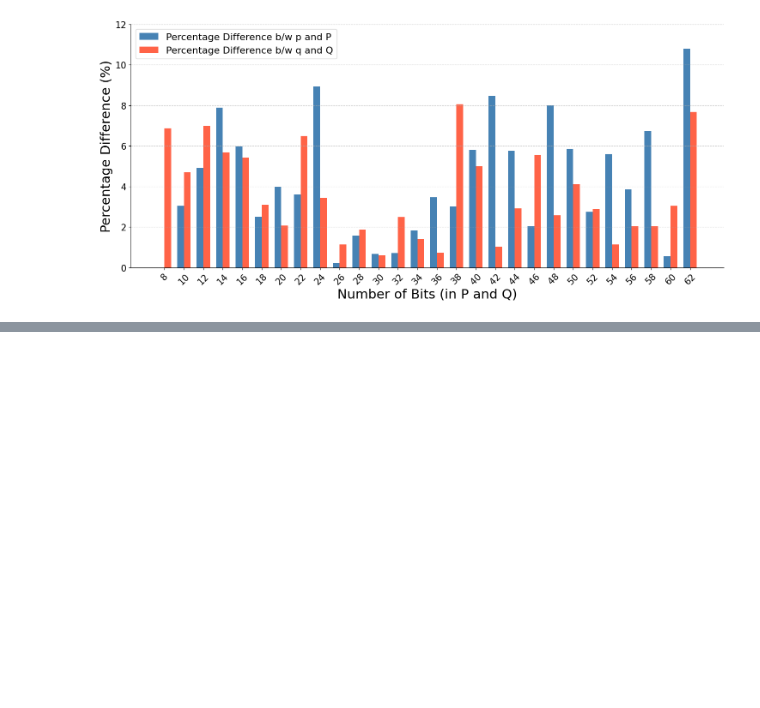
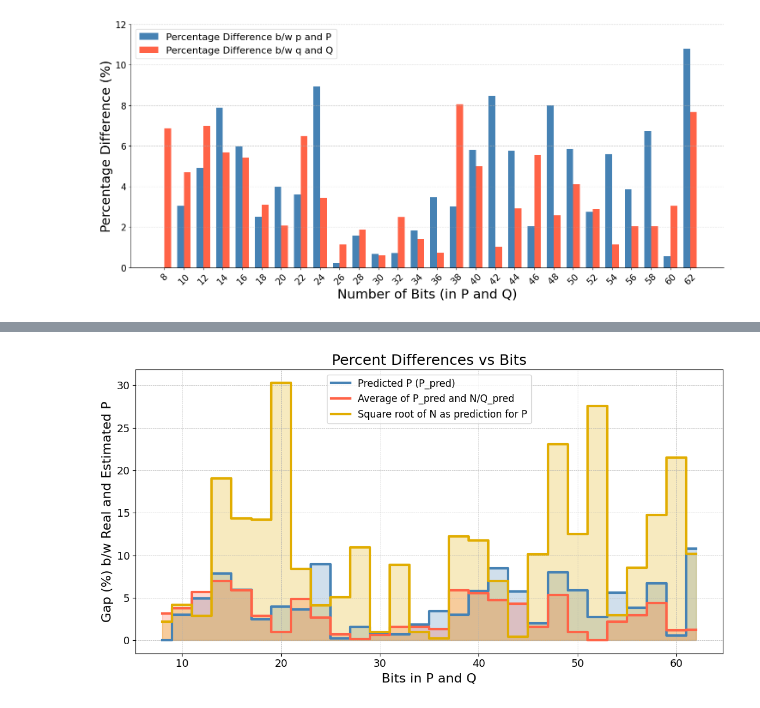
Before and after one commit to AdvithDesu/Digital_Annealer, a Jupyter notebook: Plotting shit.ipynb, the cells around one changed output, grey strips where cells are left out. Cells and saved outputs as stored; diff of their text form; code cells hidden in the pictures; blank space fills up the shorter version.

```diff
--- a/Plotting shit.ipynb
+++ b/Plotting shit.ipynb
@@ -379,0 +433,56 @@ plt.show()
+# %%
+import matplotlib.pyplot as plt
+
+# Data
+bits = list(range(8, 64, 2))
+
+p_pred = [
+    0.00, 3.05, 4.91, 7.90, 5.97, 2.51, 4.00, 3.62, 8.93, 0.22,
+    1.59, 0.68, 0.71, 1.84, 3.47, 3.03, 5.80, 8.47, 5.76, 2.04,
+    7.99, 5.86, 2.75, 5.60, 3.87, 6.73, 0.56, 10.79
+]
+
+avg = [
+    3.14, 3.75, 5.71, 6.97, 5.86, 2.86, 0.98, 4.86, 2.68, 0.68,
+    0.16, 0.64, 1.63, 1.61, 1.36, 5.90, 5.54, 4.75, 4.30, 1.61,
+    5.32, 0.96, 0.03, 2.22, 2.98, 4.41, 1.20, 1.23
+]
+
+sqrt_pred = [
+    2.24, 4.19, 2.86, 19.01, 14.35, 14.20, 30.31, 8.38, 4.15, 5.10,
+    10.94, 0.99, 8.89, 0.98, 0.25, 12.23, 11.75, 6.97, 0.41, 10.10,
+    23.09, 12.49, 27.54, 2.98, 8.56, 14.74, 21.49, 10.21
+]
+
+plt.figure(figsize=(11, 6))
+
+# Colors
+c1 = 'steelblue'
+c2 = 'tomato'
+c3 = '#E1AD01'   # nice mustard yellow
+
+# Step lines
+plt.step(bits, p_pred, where='mid', color=c1, linewidth=3, label='Predicted P (P_pred)')
+plt.step(bits, avg, where='mid', color=c2, linewidth=3, label='Average of P_pred and N/Q_pred')
+plt.step(bits, sqrt_pred, where='mid', color=c3, linewidth=3, label='Square root of N as prediction for P')
+
+# Filled areas
+plt.fill_between(bits, p_pred, step='mid', alpha=0.25, color=c1)
+plt.fill_between(bits, avg, step='mid', alpha=0.25, color=c2)
+plt.fill_between(bits, sqrt_pred, step='mid', alpha=0.25, color=c3)
+
+# Labels & styling
+plt.xlabel('Bits in P and Q', fontsize=16)
+plt.ylabel('Gap (%) b/w Real and Estimated P', fontsize=16)
+plt.title('Percent Differences vs Bits', fontsize=18)
+
+plt.xticks(fontsize=13)
+plt.yticks(fontsize=13)
+
+plt.grid(True, linestyle='--', linewidth=0.5)
+plt.legend(fontsize=12)
+
+plt.tight_layout()
+plt.show()
+# %% [output]
+[figure, added]
```
Also changed, not shown: parts of 1 cell of this notebook, 28 other files.
